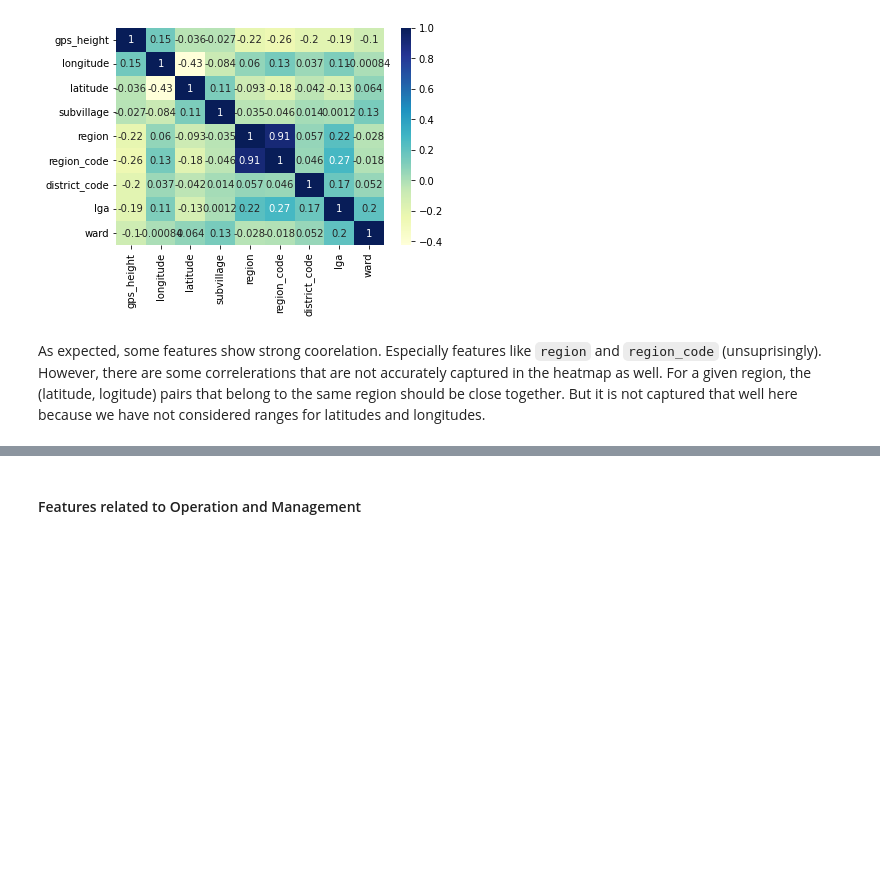
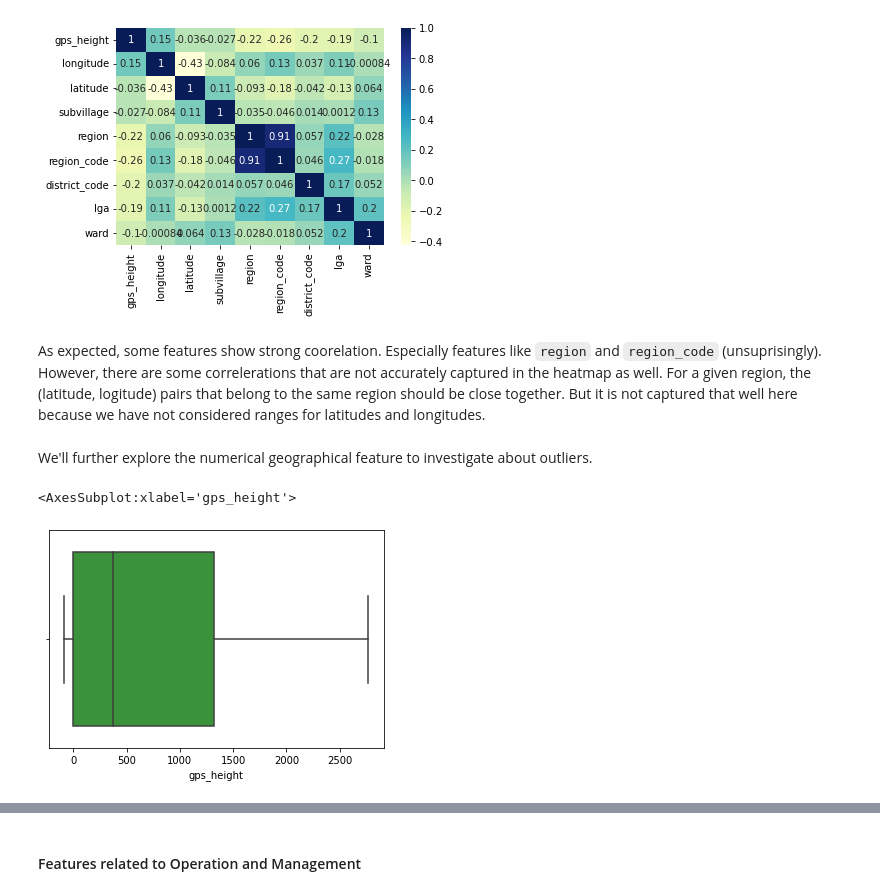
Before and after one commit to ThumulaPerera/Pump-it-up, a Jupyter notebook: notebooks/EDA.ipynb, the cells around one changed output, grey strips where cells are left out. Saved outputs shown, nothing was run; the diff lists cells and outputs as text; code cells hidden in the pictures; blank space fills up the shorter version.

```diff
--- a/notebooks/EDA.ipynb
+++ b/notebooks/EDA.ipynb
@@ -267,3 +267,10 @@ sns.heatmap(geo_X.corr(), cmap="YlGnBu", annot=True)
 # %% [markdown]
 As expected, some features show strong coorelation. Especially features like `region` and `region_code` (unsuprisingly).
 However, there are some correlerations that are not accurately captured in the heatmap as well. For a given region, the (latitude, logitude) pairs that belong to the same region should be close together. But it is not captured that well here because we have not considered ranges for latitudes and longitudes.
+# %% [markdown]
+We'll further explore the numerical geographical feature to investigate about outliers.
+# %%
+sns.boxplot(x=X['gps_height'])
+# %% [output]
+<AxesSubplot:xlabel='gps_height'>
+[figure, added]
```
Also changed, not shown: parts of 2 cells of this notebook, 1 other file.
